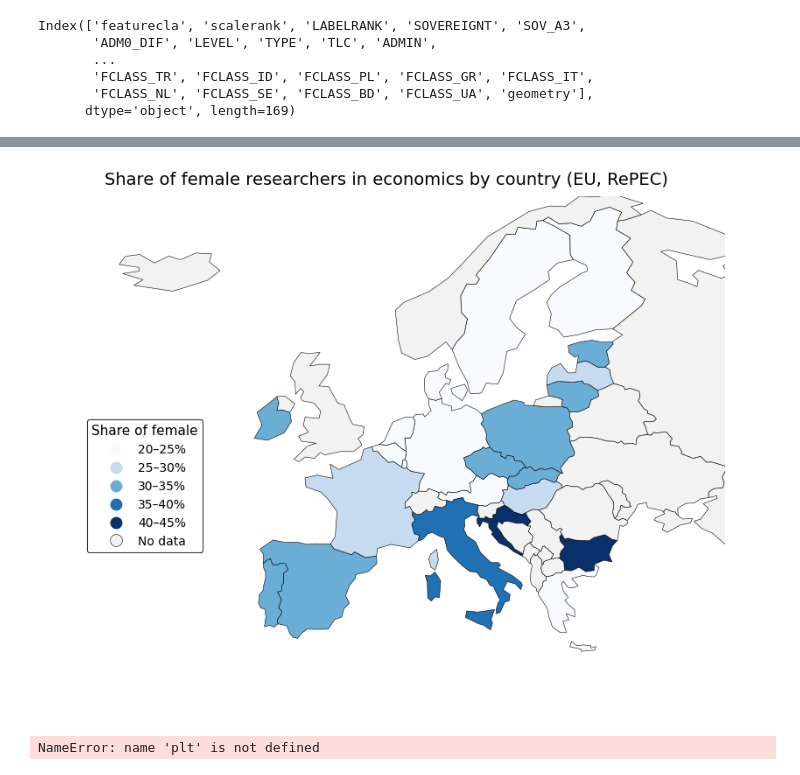
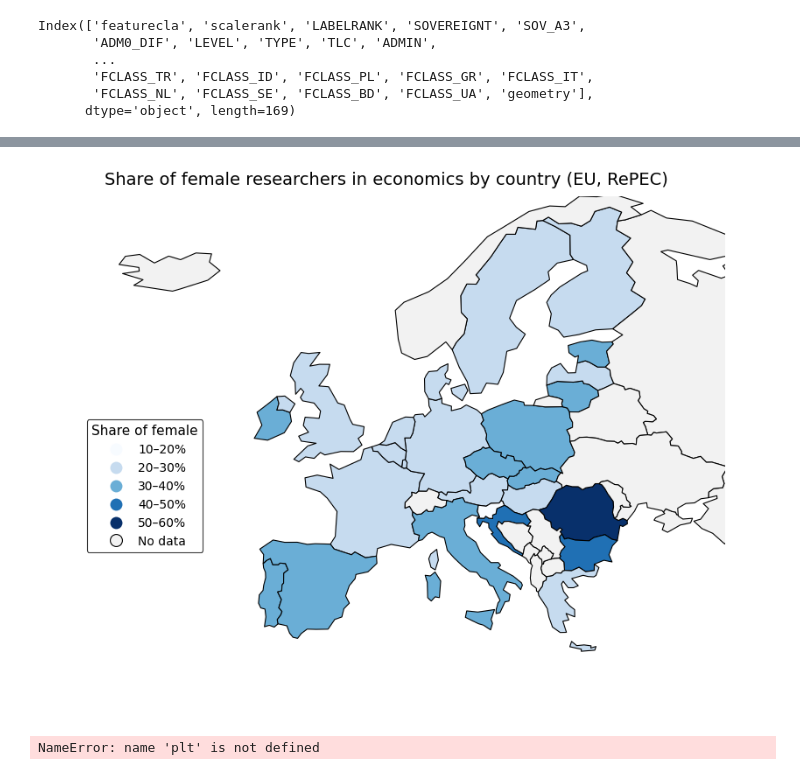
Before and after one commit to celinamadaschi/Telecom-DataAnalysis_Economics, a Jupyter notebook: Gender Analysis.ipynb, the cells around one changed output, grey strips where cells are left out. Cells and saved outputs as stored; diff of their text form; code cells hidden in the pictures.

```diff
--- a/Gender Analysis.ipynb
+++ b/Gender Analysis.ipynb
@@ -3,5 +3,5 @@ import pandas as pd
 # %% [markdown]
 # Gender analysis
 # %%
-df1 = pd.read_csv("data_A_Z.csv")
+df1 = pd.read_csv("auteurs.csv")
 # %%
@@ -815,14 +771,16 @@ europe_map = europe.merge(
 # %%
 import matplotlib.colors as mcolors
 
-bins = [0.20, 0.25, 0.30, 0.35, 0.40, 0.45]
+bins = [0.10, 0.20, 0.30, 0.40, 0.50, 0.60]
+
 labels = [
-    "20–25%",
-    "25–30%",
-    "30–35%",
-    "35–40%",
-    "40–45%"
+    "10–20%",
+    "20–30%",
+    "30–40%",
+    "40–50%",
+    "50–60%"
 ]
+
 
 europe_map["female_share_bin"] = pd.cut(
     europe_map["female_share"],
@@ -839,7 +809,7 @@ fig, ax = plt.subplots(figsize=(10, 8))
 europe_map.plot(
     column="female_share_bin",
     cmap="Blues",
-    linewidth=0.4,
+    linewidth=0.8,
     edgecolor="black",
     legend=True,
     missing_kwds={"color": "#f2f2f2", "label": "No data"},
@@ -850,34 +820,34 @@ europe_map.plot(
 ax.set_xlim(-32
 , 40)
 ax.set_ylim(30, 71)
 ax.axis("off")
 
 ax.set_title(
     "Share of female researchers in economics by country (EU, RePEC)",
     fontsize=14,
     pad=10
 )
 
 # Améliorer la légende
 leg = ax.get_legend()
 
 # Titre
 leg.set_title("Share of female", prop={"size": 11})
 
 # Texte plus lisible
 for txt in leg.get_texts():
     txt.set_fontsize(10)
 
 # Placement : bas gauche, intégr
 leg.set_bbox_to_anchor((0.05, 0.3))
 leg._loc = 3  # lower left
 
 # Style
 leg.get_frame().set_facecolor("white")
 leg.get_frame().set_edgecolor("black")
 leg.get_frame().set_linewidth(0.8)
 # %% [output]
-[figure, old version]
+[figure, new version]
 # %%
 europe = world[world["CONTINENT"] == "Europe"].copy()
 # %%
```
Also changed, not shown: parts of 33 cells of this notebook, 4 other files.
